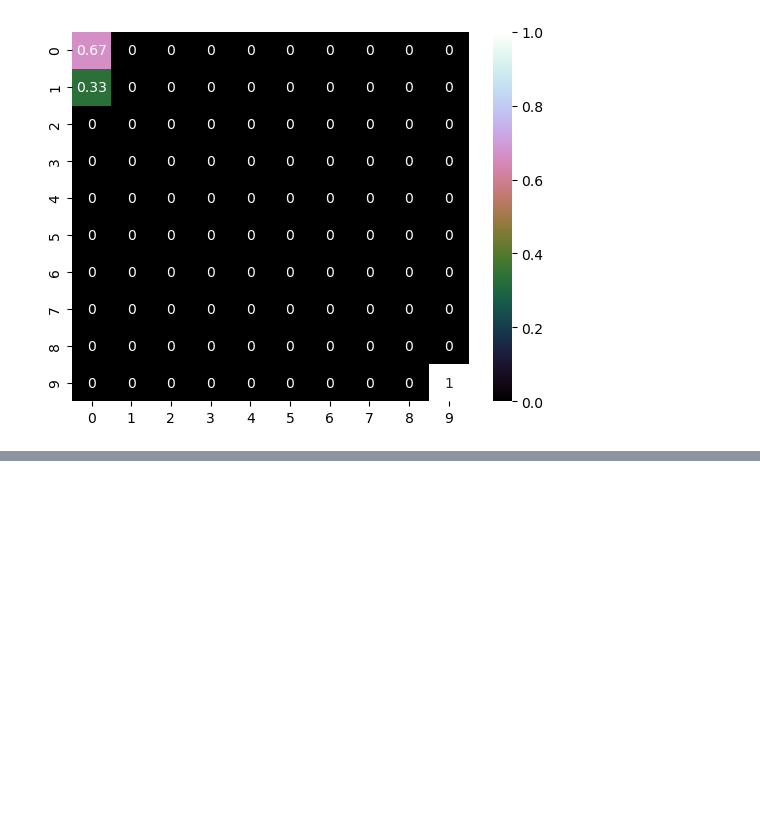
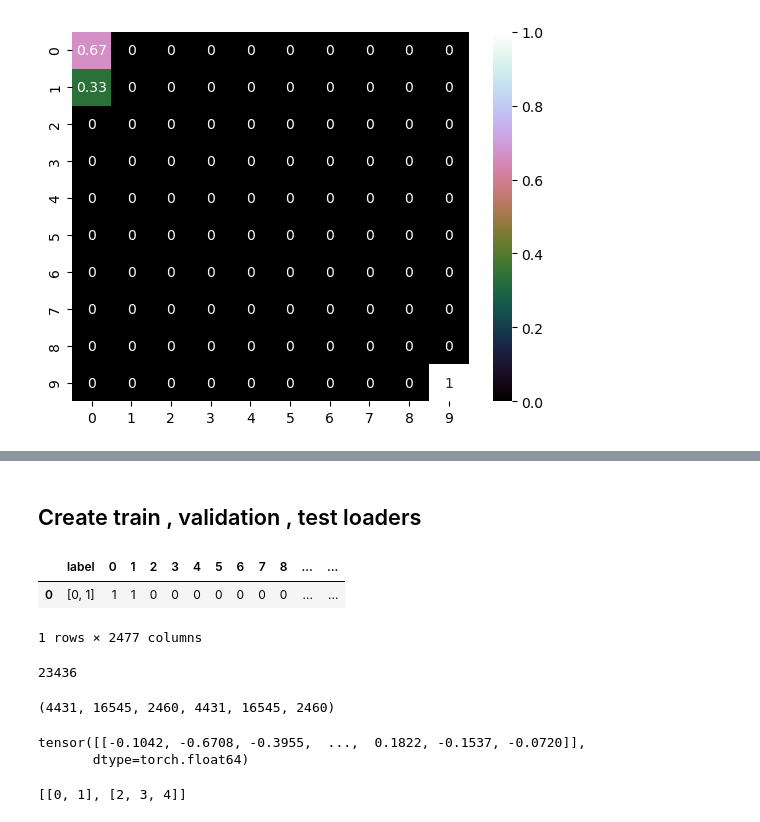
Before and after one commit to AymenTlili131/Federated-Continual-learning-, a Jupyter notebook: New/Untitled.ipynb, the cells around one changed output, grey strips where cells are left out. Drawn from its saved outputs; the diff is of its cells as text; code cells hidden in the pictures; blank space fills up the shorter version.

Commit message:
Completed Silu zoo
Finished training Silu zoo
adjusted name of final checkpoints to include epoch number

```diff
--- a/New/Untitled.ipynb
+++ b/New/Untitled.ipynb
@@ -542,0 +676,34 @@ stagnation
+# %% [markdown]
+## Create train , validation , test loaders
+# %%
+df=pd.read_csv("Weights silu epoch 11.csv")
+
+param_columns=df.columns[12:-1]
+l=[0,1]
+df[df['label']=='{}'.format([0,1])]
+# %% [output]
+|  | label | 0 | 1 | 2 | 3 | 4 | 5 | 6 | 7 | 8 | ... | ... |
+| 0 | [0, 1] | 1 | 1 | 0 | 0 | 0 | 0 | 0 | 0 | 0 | ... | ... |
+1 rows × 2477 columns
+# %%
+Pairs_exp=list()
+All=list(range(10))
+for sample in range(2,9,1):
+    S=combinations(range(10), sample)
+    #All=list(range(10))
+    for i in S :
+        L1=list(i)
+        L2=[k for k in All if k not in L1]
+        for sample2 in range(2,9,1):
+            S2=combinations(L2, sample2)
+            for j in S2:
+                pair=[]
+                pair.append(L1)
+                sub=list(j)
+                pair.append(sub)
+                pair.sort()
+                if pair not in Pairs_exp :
+                    Pairs_exp.append(pair)
+len(Pairs_exp)
+# %% [output]
+23436
@@ -542,0 +732,13 @@ stagnation
+# %%
+len(test_pair),len(train_pair),len(val_pair),len(test_tgt),len(train_tgt),len(val_tgt)
+# %% [output]
+(4431, 16545, 2460, 4431, 16545, 2460)
+# %%
+torch.from_numpy(df[df['label']=='{}'.format([0,1])][param_columns].to_numpy().astype('float64') )
+# %% [output]
+tensor([[-0.1042, -0.6708, -0.3955,  ...,  0.1822, -0.1537, -0.0720]],
+       dtype=torch.float64)
+# %%
+train_pair[0]
+# %% [output]
+[[0, 1], [2, 3, 4]]
```
Also changed, not shown: parts of 17 cells of this notebook, 8 other files.
